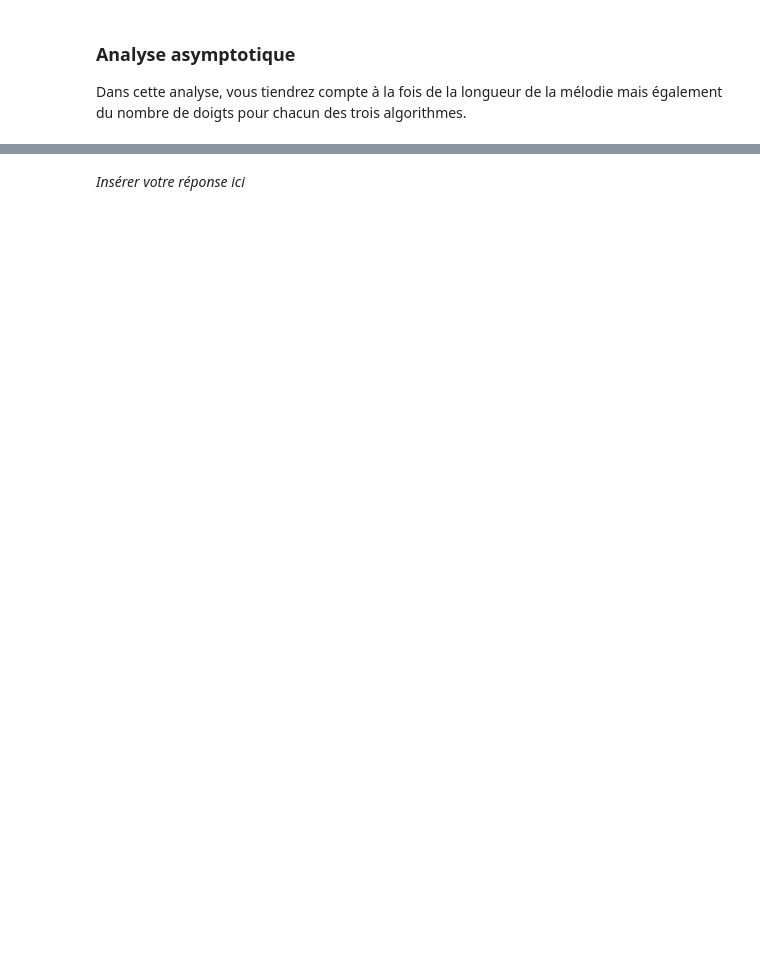
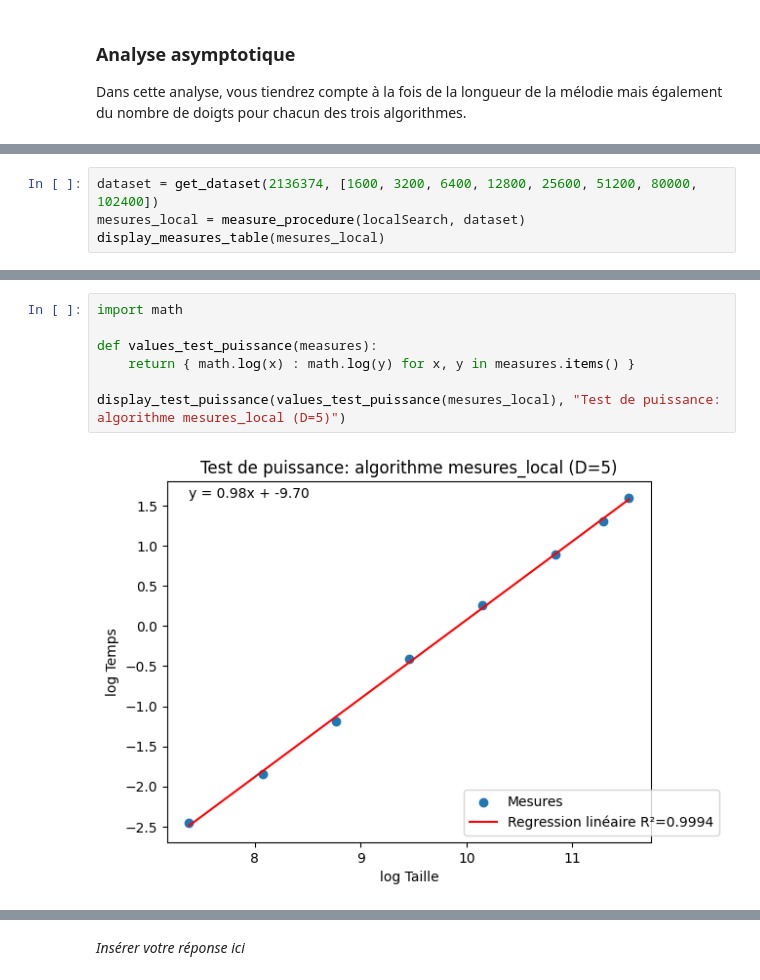
Before and after one commit to UiVieto/INF8775, a Jupyter notebook: TP2-H24/TP2-H24.ipynb, the cells around one changed output, grey strips where cells are left out. Saved outputs shown, nothing was run; the diff lists cells and outputs as text; blank space fills up the shorter version.

```diff
--- a/TP2-H24/TP2-H24.ipynb
+++ b/TP2-H24/TP2-H24.ipynb
@@ -623,0 +634,4 @@ nombre de doigts pour chacun des trois algorithmes.
+# %%
+dataset = get_dataset(2136374, [1600, 3200, 6400, 12800, 25600, 51200, 80000, 102400])
+mesures_local = measure_procedure(localSearch, dataset)
+display_measures_table(mesures_local)
@@ -623,0 +654,9 @@ nombre de doigts pour chacun des trois algorithmes.
+# %%
+import math
+
+def values_test_puissance(measures):
+    return { math.log(x) : math.log(y) for x, y in measures.items() }
+
+display_test_puissance(values_test_puissance(mesures_local), "Test de puissance: algorithme mesures_local (D=5)")
+# %% [output]
+[figure, added]
```
Also changed, not shown: parts of 15 cells of this notebook.
